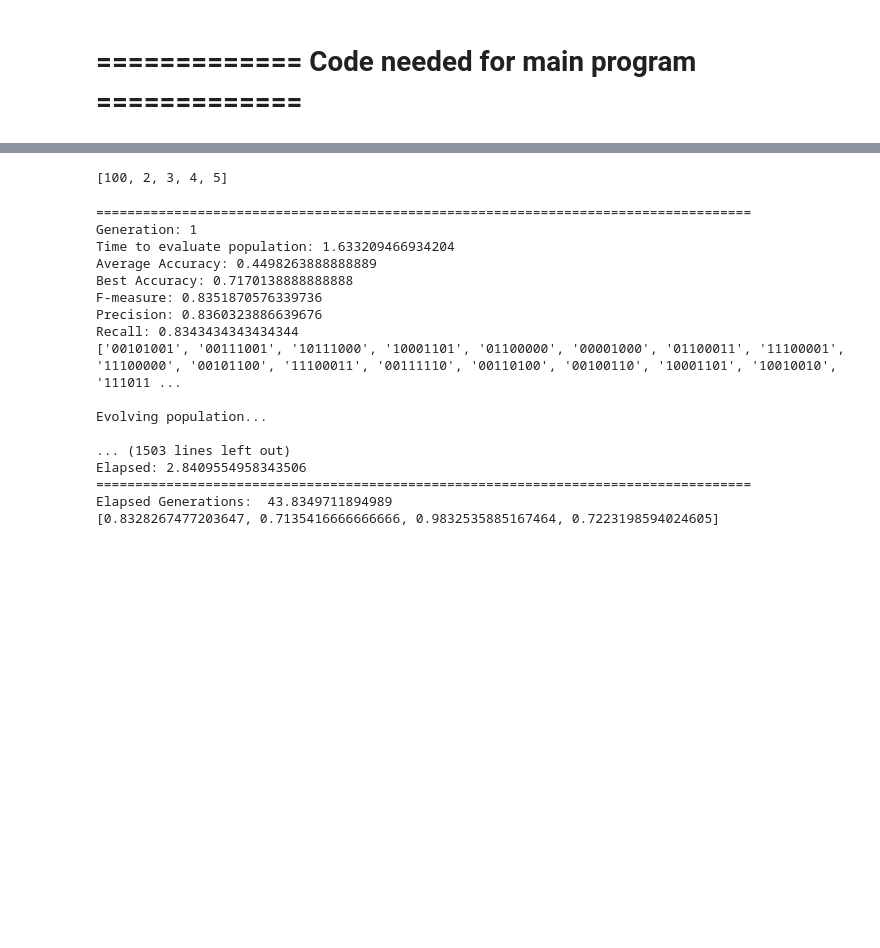
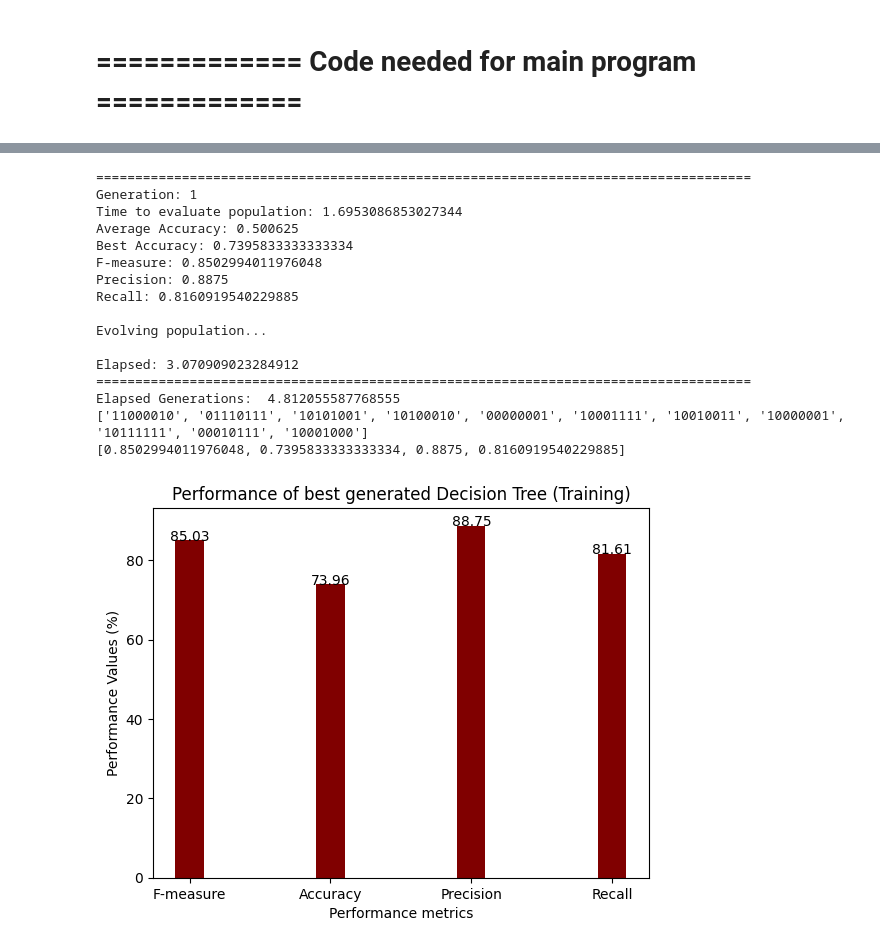
Before and after one commit to JsteReubsSoftware/COS710-Assignment3-GE, a Jupyter notebook: cos710-assignment3-ge.ipynb, the cells around one changed output, grey strips where cells are left out. Drawn from its saved outputs; the diff is of its cells as text; code cells hidden in the pictures; blank space fills up the shorter version.

Commit message:
Kaggle Notebook | COS710-Assignment3-GE | Transfer learning seems to be working

```diff
--- a/cos710-assignment3-ge.ipynb
+++ b/cos710-assignment3-ge.ipynb
@@ -307,6 +313,7 @@ def mapChromosomeToTree(X_train, chromosome, startingSymbol, featureSymbol, oper
 
     grammarStr = startingSymbol
     grammarArr = []
+    children_done = 0
 
     # Continue until all symbols are mapped
     while grammarStr.find('<F>') != -1 or grammarStr.find('<op>') != -1 or grammarStr.find('<Child>') != -1:
@@ -644,11 +628,3 @@ p_copy
-# %%
-arr = [1,2,3,4,5]
-arr2 = arr
-
-arr2[0] = 100
-arr
-# %% [output]
-[100, 2, 3, 4, 5]
 # %%
 def build_individual(initial_population, fitness_values, tourney_size, crossover_rate, mutation_rate, X_train, Y_train, features, S_rule, F_rule, Op_rule, Child_rule, max_depth):
     # Select parents
@@ -873,8 +850,8 @@ def run_GE_program(X_train, Y_train, generations, population_size, max_depth, ch
 
     return best_tree, best_results, generation_results_averages, all_gen_run_times, g
 # %%
-def train_program(data_clean, params, file_name, data_results, source_tree=None):
-    seeds = [random.randrange(0, 1000000) for _ in range(10)]
+def train_program(data_clean, params, file_name, data_results, source_individual=None):
+    seeds = [random.randrange(0, 1000000) for _ in range(1)]
 
     all_seed_fitness = []
 
@@ -894,10 +871,42 @@ def train_program(data_clean, params, file_name, data_results, source_tree=None)
 
         # Test if we need to do transfer learning or not
         starttime = time.time()
-        best_tree, best_results, generation_results_averages, all_gen_run_times, g = run_GE_program(X_train, Y_train, generations, population_size, max_depth, chromosome_min_limit, chromosome_max_limit, tourney_size, mutation_rate, crossover_rate, seed)
+        best_individual, best_results, generation_results_averages, all_gen_run_times, g = run_GE_program(X_train, Y_train, generations, population_size, max_depth, chromosome_min_limit, chromosome_max_limit, tourney_size, mutation_rate, crossover_rate, seed, source_individual)
         endtime = time.time()
         print("Elapsed Generations: ", endtime-starttime)
+        print(best_individual)
         print(best_results)
+
+        data_results.append([seed, best_individual, best_results, generation_results_averages, all_gen_run_times])
+        all_seed_fitness.append(best_results[1]) # append accuracy
+
+        # print the seed, best values, average values to a file
+#         print_to_file(file_name, seed, best_gen_results, gen_averages, gen_converged, round(endtime-starttime, 2))
+
+    # get best seed results
+    max_index = all_seed_fitness.index(max(all_seed_fitness))
+    best_run = data_results[max_index]
+
+    # plot all the best results for my algorithm:
+    my_results = [round(value*100,2) for value in best_run[2]]
+
+    x_labels = ['F-measure', 'Accuracy', 'Precision', 'Recall']
+
+    X_axis = np.arange(len(x_labels))
+
+    bar_width = 0.2
+    plt.bar(x_labels, my_results, width=bar_width, color="maroon")
+
+    for i in range(len(x_labels)):
+        plt.text(i, my_results[i], my_results[i], ha = 'center')
+
+    plt.xticks(X_axis, x_labels)
+    plt.xlabel("Performance metrics")
+    plt.ylabel("Performance Values (%)")
+    plt.title("Performance of best generated Decision Tree (Training)")
+    plt.show()
+
+    return best_run
 # %%
 # Store results with and without transfer learning applied
 source_data_results = {'without_learning': [], 'with_learning': []} # arrays are in the format: [tree, best_gen_results, gen_averages, gen_runtimes, transferred_tree]
@@ -906,34 +915,35 @@ target_two_data_results = {'without_learning': [], 'with_learning': []}
 # %%
 random.seed(827384)
 # run source dataset - training
 data_clean = source_data_clean
 population_size = 50
 max_depth=5
-generations = 10
+generations = 1
 chromosome_min_limit = 8
 chromosome_max_limit = 20 # number of codons that are allowed in one chromosome
 tourney_size = 5
 mutation_rate = 0.15
 crossover_rate = 0.9
 params = [generations, population_size, max_depth, chromosome_min_limit, chromosome_max_limit, tourney_size, mutation_rate, crossover_rate]
 file_name = "source_seed_results_training.txt"
 
-train_program(data_clean, params, file_name, source_data_results['without_learning'], source_tree=None)
+best_run = train_program(data_clean, params, file_name, source_data_results['without_learning'], source_individual=None)
+source_individual_best = best_run[1]
 # %% [output]
 ====================================================================================
 Generation: 1
-Time to evaluate population: 1.633209466934204
-Average Accuracy: 0.4498263888888889
-Best Accuracy: 0.7170138888888888
-F-measure: 0.8351870576339736
-Precision: 0.8360323886639676
-Recall: 0.8343434343434344
-['00101001', '00111001', '10111000', '10001101', '01100000', '00001000', '01100011', '11100001', '11100000', '00101100', '11100011', '00111110', '00110100', '00100110', '10001101', '10010010', '111011 ...
+Time to evaluate population: 1.6953086853027344
+Average Accuracy: 0.500625
+Best Accuracy: 0.7395833333333334
+F-measure: 0.8502994011976048
+Precision: 0.8875
+Recall: 0.8160919540229885
 
 Evolving population...
 
-... (1503 lines left out)
-Elapsed: 2.8409554958343506
+Elapsed: 3.070909023284912
 ====================================================================================
-Elapsed Generations:  43.8349711894989
-[0.8328267477203647, 0.7135416666666666, 0.9832535885167464, 0.7223198594024605]
+Elapsed Generations:  4.812055587768555
+['11000010', '01110111', '10101001', '10100010', '00000001', '10001111', '10010011', '10000001', '10111111', '00010111', '10001000']
+[0.8502994011976048, 0.7395833333333334, 0.8875, 0.8160919540229885]
+[figure, added]
```
Also changed, not shown: parts of 12 cells of this notebook.
